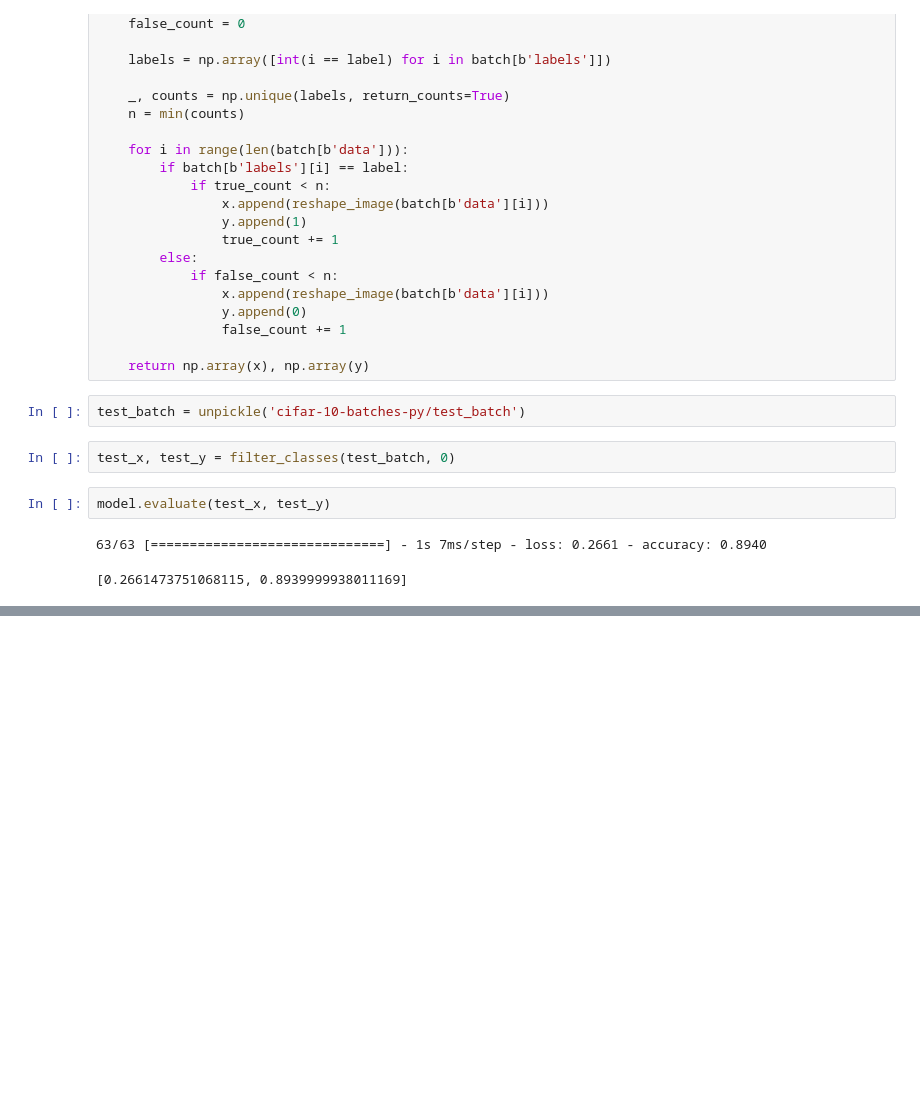
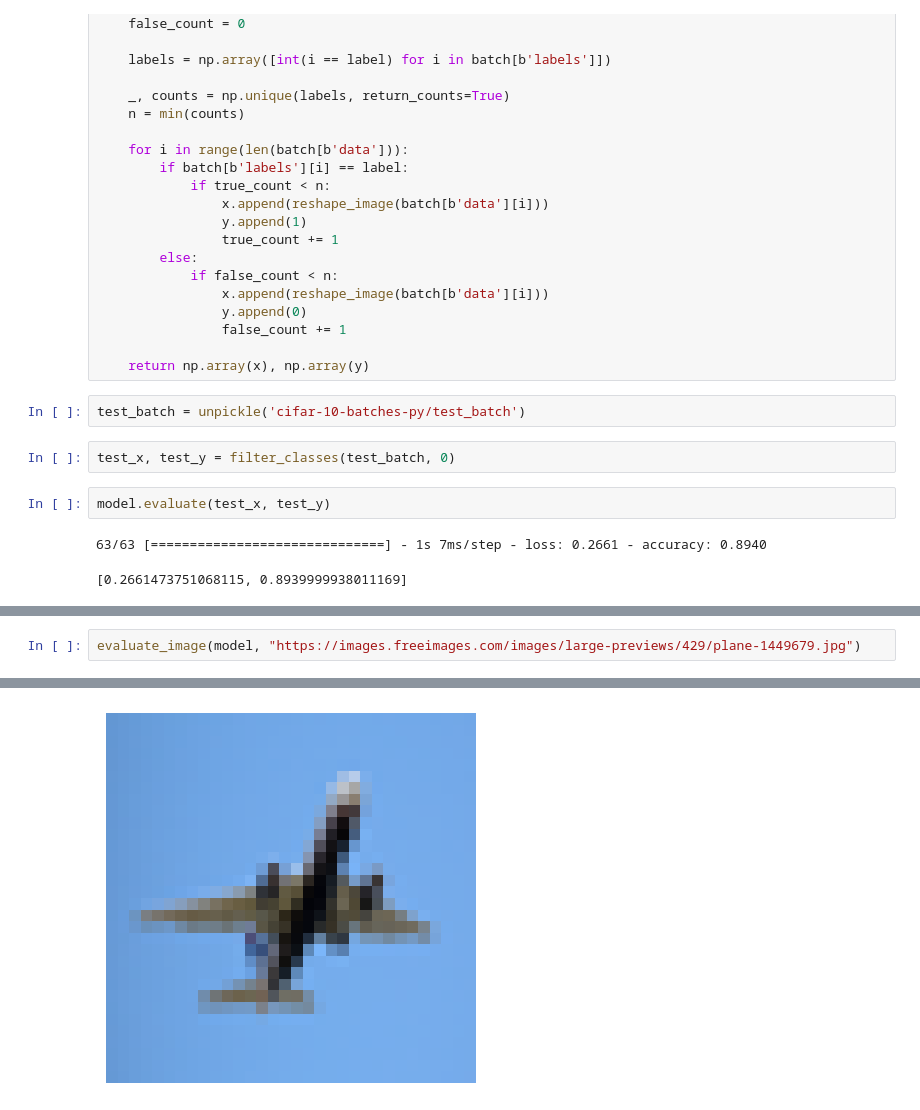
Before and after one commit to aguo921/2022-Phase-3, a Jupyter notebook: data-science/skeleton-code/use-model.ipynb, the cells around one changed output, grey strips where cells are left out. Drawn from its saved outputs; the diff is of its cells as text; blank space fills up the shorter version.

```diff
--- a/data-science/skeleton-code/use-model.ipynb
+++ b/data-science/skeleton-code/use-model.ipynb
@@ -137,0 +141,3 @@ This image is most likely a plane with 99.79 percent confidence.
+# %%
+evaluate_image(model, "https://images.freeimages.com/images/large-previews/429/plane-1449679.jpg")
+# %% [output]
@@ -137,0 +146 @@ This image is most likely a plane with 99.79 percent confidence.
+[figure, added]
```
Also changed, not shown: parts of 15 cells of this notebook.
